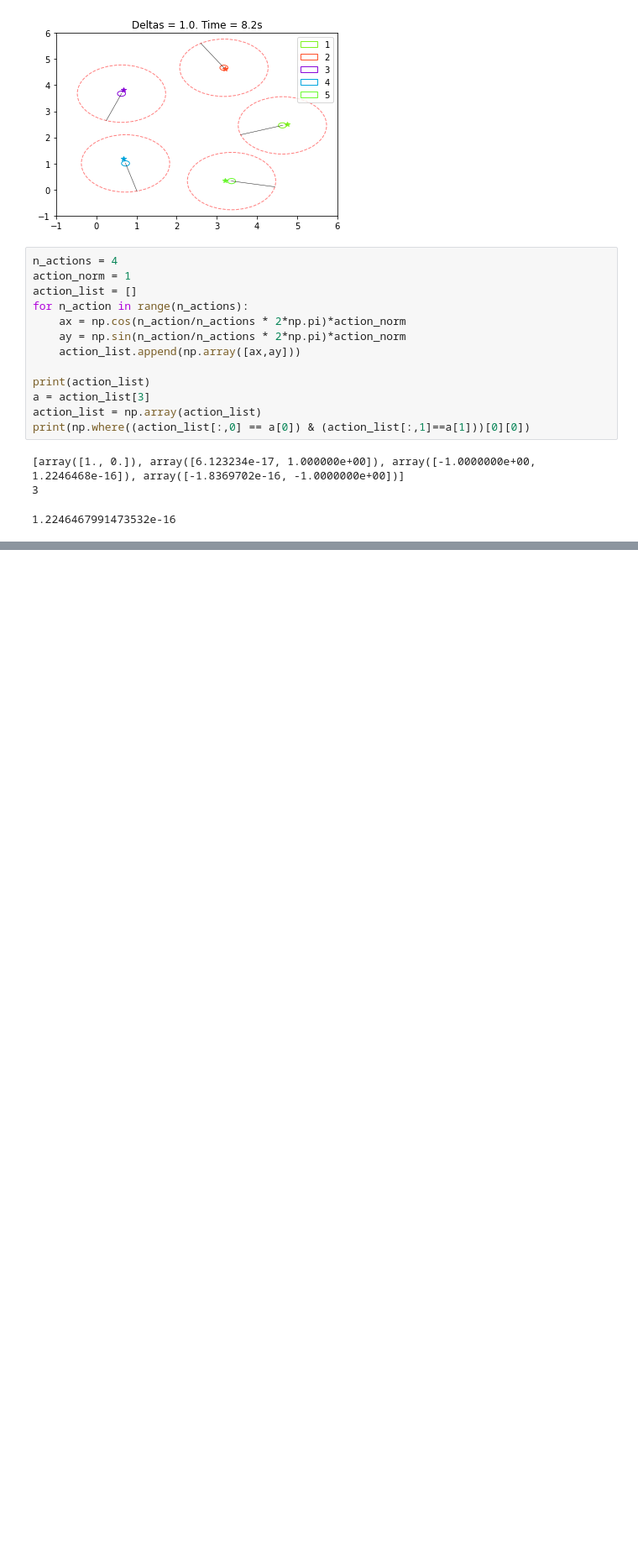
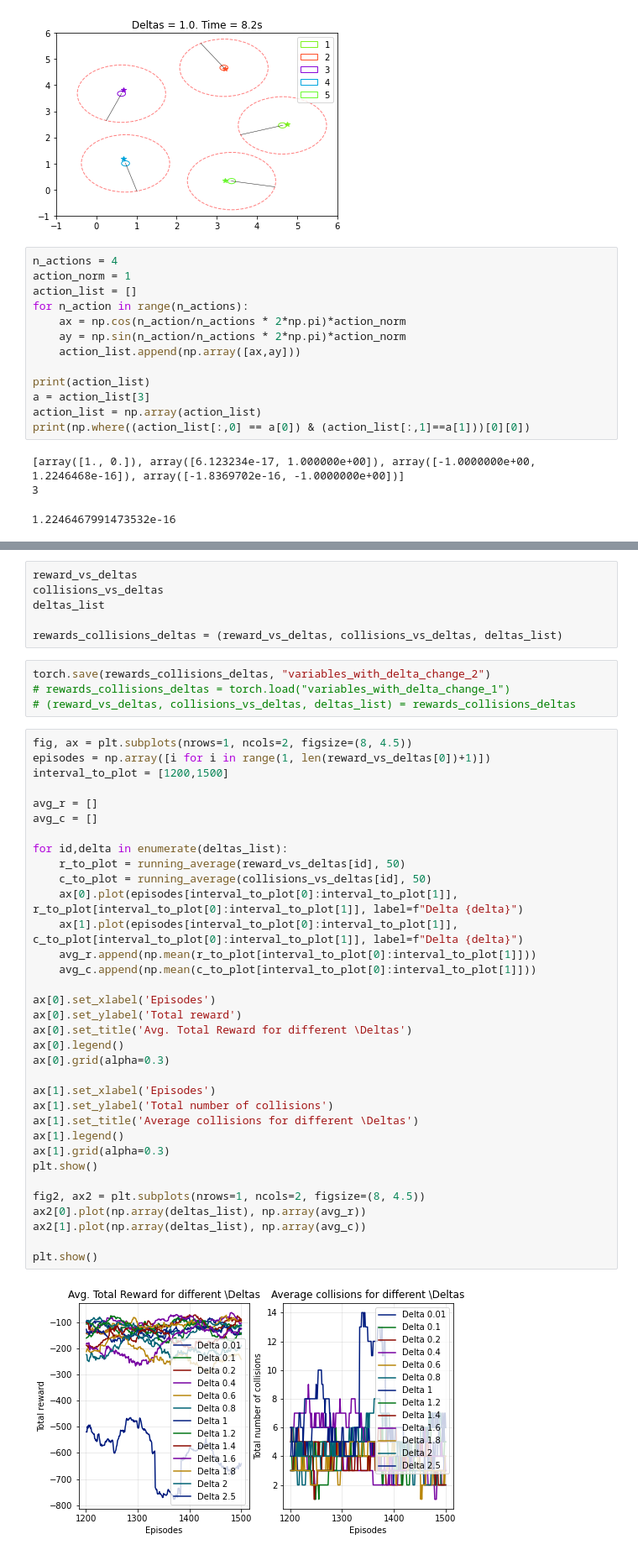
Before and after one commit to AndreuMatoses/scalable-collision-avoidance-RL, a Jupyter notebook: tests.ipynb, the cells around one changed output, grey strips where cells are left out. Shown at 84% size. Cells and saved outputs as stored; diff of their text form; blank space fills up the shorter version.

```diff
--- a/tests.ipynb
+++ b/tests.ipynb
@@ -733,0 +944,46 @@ IndexError: too many indices for array: array is 1-dimensional, but 2 were index
+# %%
+reward_vs_deltas
+collisions_vs_deltas
+deltas_list
+
+rewards_collisions_deltas = (reward_vs_deltas, collisions_vs_deltas, deltas_list)
+# %%
+torch.save(rewards_collisions_deltas, "variables_with_delta_change_2")
+# rewards_collisions_deltas = torch.load("variables_with_delta_change_1")
+# (reward_vs_deltas, collisions_vs_deltas, deltas_list) = rewards_collisions_deltas
+# %%
+fig, ax = plt.subplots(nrows=1, ncols=2, figsize=(8, 4.5))
+episodes = np.array([i for i in range(1, len(reward_vs_deltas[0])+1)])
+interval_to_plot = [1200,1500]
+
+avg_r = []
+avg_c = []
+
+for id,delta in enumerate(deltas_list):
+    r_to_plot = running_average(reward_vs_deltas[id], 50)
+    c_to_plot = running_average(collisions_vs_deltas[id], 50)
+    ax[0].plot(episodes[interval_to_plot[0]:interval_to_plot[1]], r_to_plot[interval_to_plot[0]:interval_to_plot[1]], label=f"Delta {delta}")
+    ax[1].plot(episodes[interval_to_plot[0]:interval_to_plot[1]], c_to_plot[interval_to_plot[0]:interval_to_plot[1]], label=f"Delta {delta}")
+    avg_r.append(np.mean(r_to_plot[interval_to_plot[0]:interval_to_plot[1]]))
+    avg_c.append(np.mean(c_to_plot[interval_to_plot[0]:interval_to_plot[1]]))
+
+ax[0].set_xlabel('Episodes')
+ax[0].set_ylabel('Total reward')
+ax[0].set_title('Avg. Total Reward for different \Deltas')
+ax[0].legend()
+ax[0].grid(alpha=0.3)
+
+ax[1].set_xlabel('Episodes')
+ax[1].set_ylabel('Total number of collisions')
+ax[1].set_title('Average collisions for different \Deltas')
+ax[1].legend()
+ax[1].grid(alpha=0.3)
+plt.show()
+
+fig2, ax2 = plt.subplots(nrows=1, ncols=2, figsize=(8, 4.5))
+ax2[0].plot(np.array(deltas_list), np.array(avg_r))
+ax2[1].plot(np.array(deltas_list), np.array(avg_c))
+
+plt.show()
+# %% [output]
+[figure, added]
```
Also changed, not shown: parts of 7 cells of this notebook, 39 other files.
